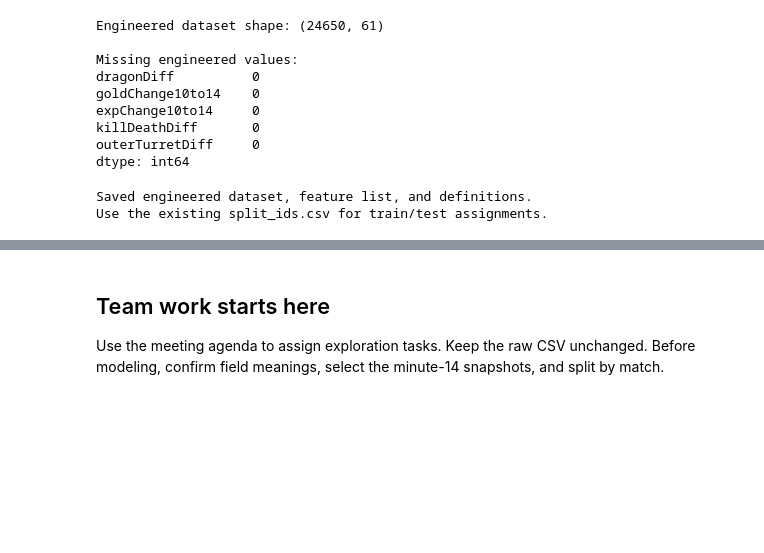
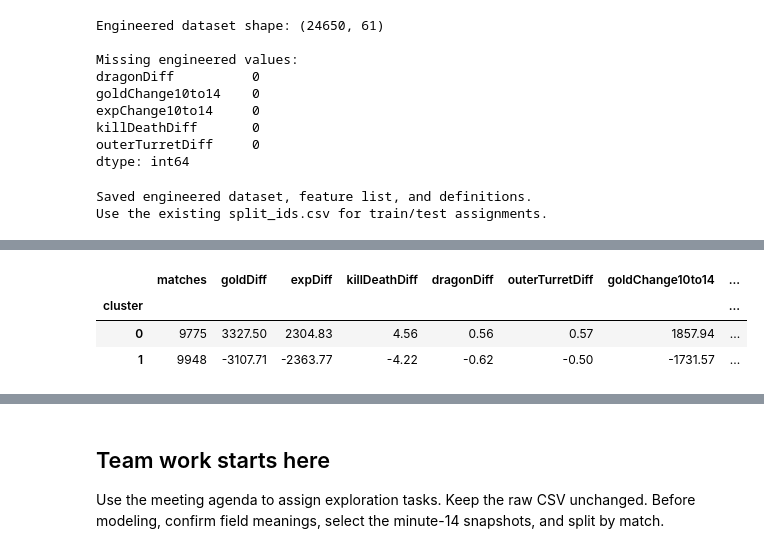
Before and after one commit to isaacchoi031014/CS-363M-ML-Project, a Jupyter notebook: notebooks/01_data_exploration.ipynb, the cells around one changed output, grey strips where cells are left out. Drawn from its saved outputs; the diff is of its cells as text; code cells hidden in the pictures; blank space fills up the shorter version.

```diff
--- a/notebooks/01_data_exploration.ipynb
+++ b/notebooks/01_data_exploration.ipynb
@@ -699,0 +794,7 @@ Use the existing split_ids.csv for train/test assignments.
+# %%
+display(cluster_profile.round(2))
+# %% [output]
+|  | matches | goldDiff | expDiff | killDeathDiff | dragonDiff | outerTurretDiff | goldChange10to14 | ... |
+| cluster |  |  |  |  |  |  |  | ... |
+| 0 | 9775 | 3327.50 | 2304.83 | 4.56 | 0.56 | 0.57 | 1857.94 | ... |
+| 1 | 9948 | -3107.71 | -2363.77 | -4.22 | -0.62 | -0.50 | -1731.57 | ... |
```
Also changed, not shown: parts of 8 cells of this notebook, 8 other files.
